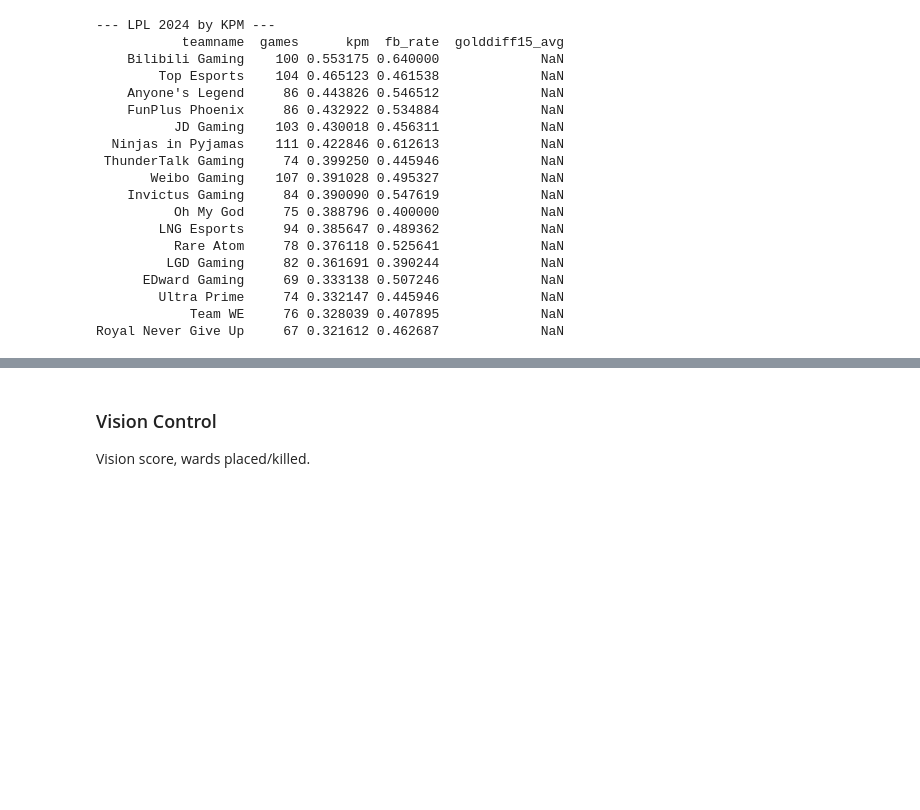
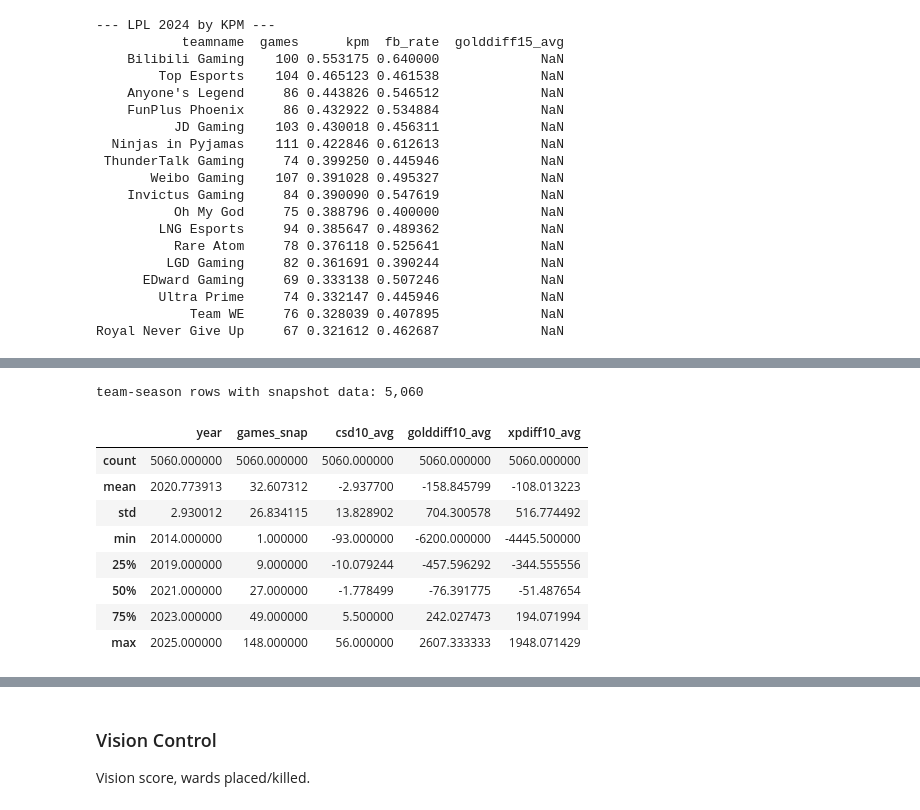
Before and after one commit to LUNARKN1GHT/lol_esports, a Jupyter notebook: lol_esports.ipynb, the cells around one changed output, grey strips where cells are left out. Saved outputs shown, nothing was run; the diff lists cells and outputs as text; code cells hidden in the pictures; blank space fills up the shorter version.

```diff
--- a/lol_esports.ipynb
+++ b/lol_esports.ipynb
@@ -629,0 +646,15 @@ CSD@10, golddiff@10.
+# %%
+early_df = early_dominance(df)
+print(f"team-season rows with snapshot data: {len(early_df):,}")
+early_df.describe()
+# %% [output]
+team-season rows with snapshot data: 5,060
+|  | year | games_snap | csd10_avg | golddiff10_avg | xpdiff10_avg |
+| count | 5060.000000 | 5060.000000 | 5060.000000 | 5060.000000 | 5060.000000 |
+| mean | 2020.773913 | 32.607312 | -2.937700 | -158.845799 | -108.013223 |
+| std | 2.930012 | 26.834115 | 13.828902 | 704.300578 | 516.774492 |
+| min | 2014.000000 | 1.000000 | -93.000000 | -6200.000000 | -4445.500000 |
+| 25% | 2019.000000 | 9.000000 | -10.079244 | -457.596292 | -344.555556 |
+| 50% | 2021.000000 | 27.000000 | -1.778499 | -76.391775 | -51.487654 |
+| 75% | 2023.000000 | 49.000000 | 5.500000 | 242.027473 | 194.071994 |
+| max | 2025.000000 | 148.000000 | 56.000000 | 2607.333333 | 1948.071429 |
```
Also changed, not shown: parts of 5 cells of this notebook, 1 other file.
